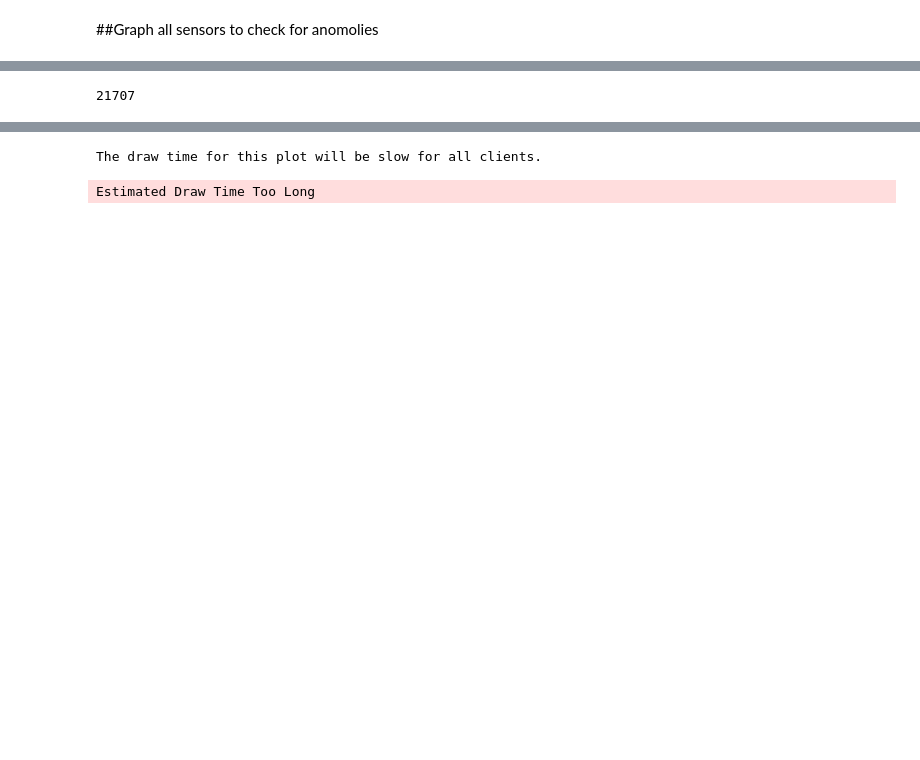
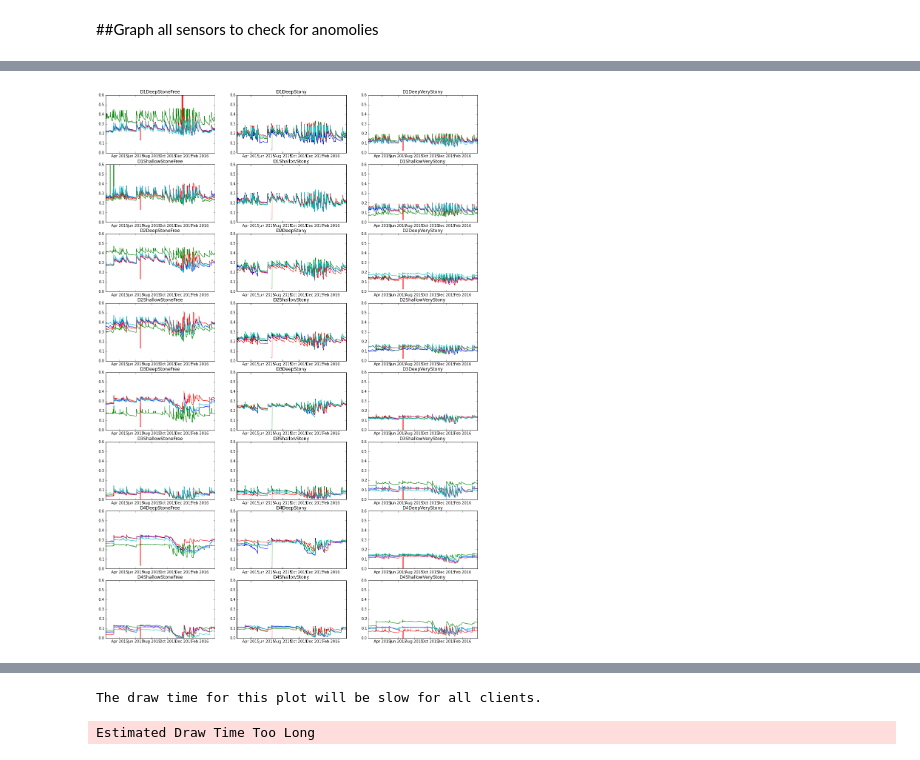
Before and after one commit to HamishBrownPFR/StonySoilLysimeters, a Jupyter notebook: SoilWaterAnalysis.ipynb, the cells around one changed output, grey strips where cells are left out. Saved outputs shown, nothing was run; the diff lists cells and outputs as text; code cells hidden in the pictures; blank space fills up the shorter version.

```diff
--- a/SoilWaterAnalysis.ipynb
+++ b/SoilWaterAnalysis.ipynb
@@ -50,7 +50,21 @@ plt.legend(fontsize = 20, loc=3, ncol=2)
-# %%
-ProfileWater.ix[:,0].size
-# %% [output]
-21707
+# %%
+Depths = ['D1','D2','D3','D4']
+Gravels = ['Deep','Shallow']
+Stones = ['StoneFree','Stony','VeryStony']
+
+Graph = plt.figure(figsize=(18,80))
+
+Pos = 1
+for Depth in Depths:
+    for Grav in Gravels:
+        for Ston in Stones:
+            fig = Graph.add_subplot(24,3,Pos)
+            plt.plot(Data.ix[:,(Depth,Grav,Ston)].index,Data.ix[:,(Depth,Grav,Ston)])
+            Pos +=1
+            plt.ylim(0,0.6)
+            plt.title(Depth+Grav+Ston)
+# %% [output]
+[figure, added]
 # %%
 
 ##Graph treatment means by layer
```
Also changed, not shown: parts of 4 cells of this notebook, 7 other files.
